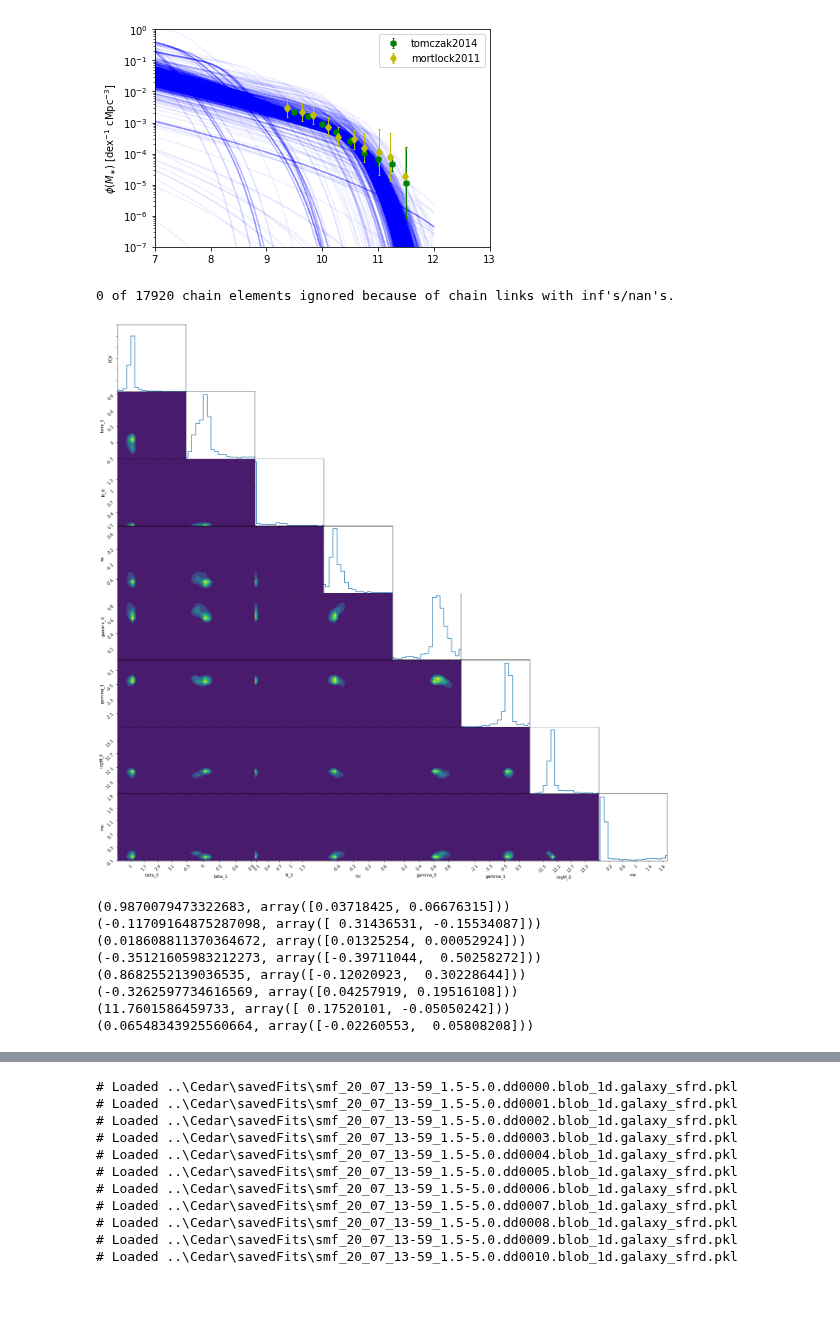
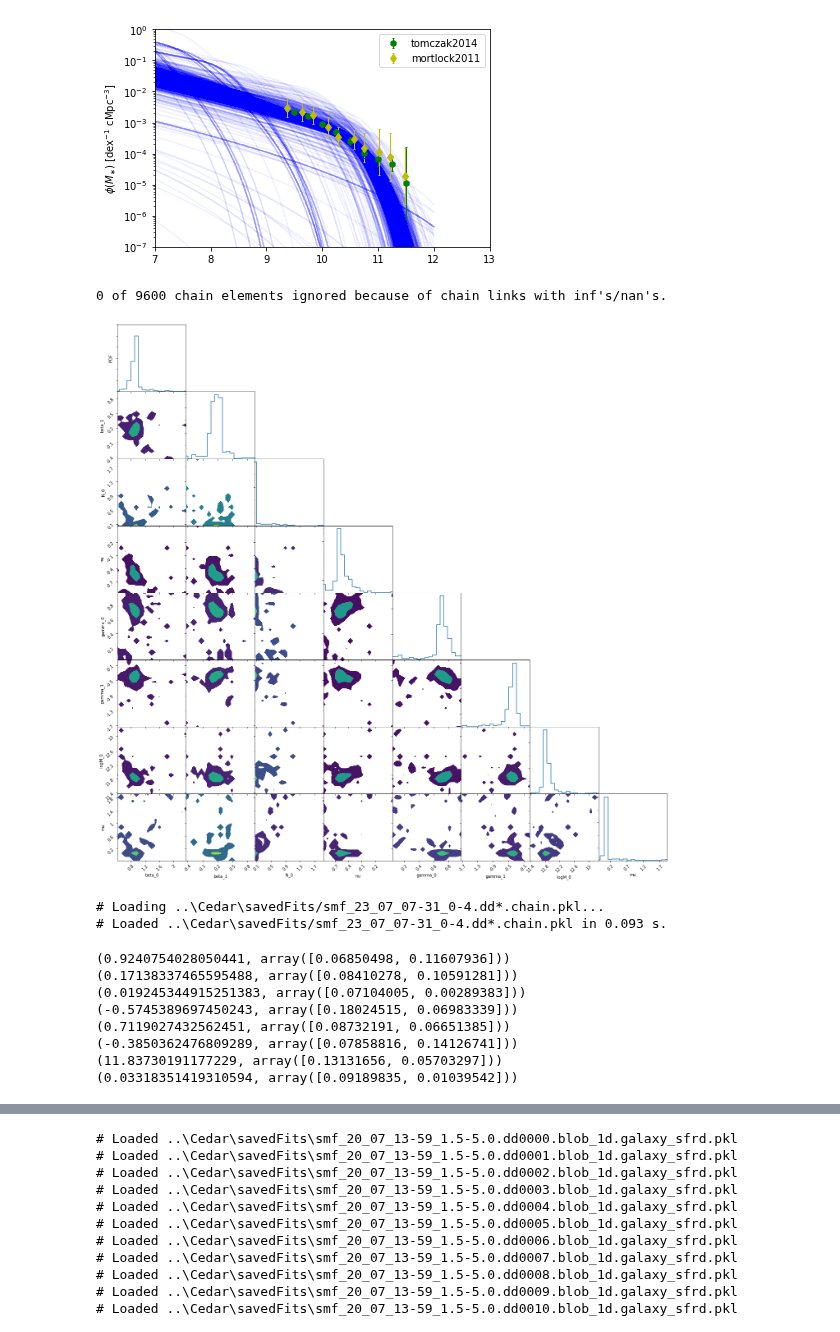
Before and after one commit to eklem1/GalaxySim, a Jupyter notebook: FitResults.ipynb, the cells around one changed output, grey strips where cells are left out. Saved outputs shown, nothing was run; the diff lists cells and outputs as text; code cells hidden in the pictures; blank space fills up the shorter version.

Commit message:
Added plots for z evolve

```diff
--- a/FitResults.ipynb
+++ b/FitResults.ipynb
@@ -29,7 +29,7 @@ blob_f2 = ['SFRD']
 # %%
 # anl = ares.analysis.ModelSet('MCMC_files/blob_test1')
 # anl = ares.analysis.ModelSet('..\Cedar\savedFits/smf_14_07_13-54_4') #default, batch run
-anl = ares.analysis.ModelSet('..\Cedar\savedFits/smf_22_07_11-45_0-4')
+anl = ares.analysis.ModelSet('..\Cedar\savedFits/smf_23_07_07-31_0-4')
 
 labels = \
 {
@@ -132,17 +132,19 @@ params = \
     'pq_func_par2[3]'
 ]
 # %%
-
-trig = anl.TrianglePlot(pars=params)
+trig = anl.TrianglePlot(pars=params, color_by_like=True)
 # %% [output]
-0 of 17920 chain elements ignored because of chain links with inf's/nan's.
+0 of 9600 chain elements ignored because of chain links with inf's/nan's.
-[figure, old version]
+[figure, new version]
 # %%
 anl.WalkerTrajectoriesMultiPlot(best_fit='mode')
 # %%
 # print(anl.max_likelihood_parameters())
 
 covar = anl.CovarianceMatrix(params)
+# %% [output]
+# Loading ..\Cedar\savedFits/smf_23_07_07-31_0-4.dd*.chain.pkl...
+# Loaded ..\Cedar\savedFits/smf_23_07_07-31_0-4.dd*.chain.pkl in 0.093 s.
 # %%
 pars_ch = {}
 for i in range(len(covar[0])):
@@ -156,17 +158,32 @@ pop_mean = ares.populations.GalaxyPopulation(**pars_mean)
 # %%
 fit_best_like = anl.max_likelihood_parameters()
 
+fit_best_median = anl.max_likelihood_parameters()
+
+# print(fit_best_like)
+
 for i in range(len(covar[0])):
-    print(anl.get_1d_error(params[i])) #(maximum likelihood value, positive error, negative error).
+#     print(fit_best_like[params[i]])
+    print(anl.get_1d_error(params[i], peak="median")) #(maximum likelihood value, positive error, negative error).
+#     print(params[i], anl.get_1d_error(params[i], peak="mode")[0])
+    fit_best_median[params[i]] = anl.get_1d_error(params[i], peak="median")[0]
+
+
+# mode gives bad errors but same val as max_li
+# median gives fine errors, different vals
+
+
+# print(fit_best_like)
+# print(fit_best_median)
 # %% [output]
-(0.9870079473322683, array([0.03718425, 0.06676315]))
-(-0.11709164875287098, array([ 0.31436531, -0.15534087]))
-(0.018608811370364672, array([0.01325254, 0.00052924]))
-(-0.35121605983212273, array([-0.39711044,  0.50258272]))
-(0.8682552139036535, array([-0.12020923,  0.30228644]))
-(-0.3262597734616569, array([0.04257919, 0.19516108]))
-(11.7601586459733, array([ 0.17520101, -0.05050242]))
-(0.06548343925560664, array([-0.02260553,  0.05808208]))
+(0.9240754028050441, array([0.06850498, 0.11607936]))
+(0.17138337465595488, array([0.08410278, 0.10591281]))
+(0.019245344915251383, array([0.07104005, 0.00289383]))
+(-0.5745389697450243, array([0.18024515, 0.06983339]))
+(0.7119027432562451, array([0.08732191, 0.06651385]))
+(-0.3850362476809289, array([0.07858816, 0.14126741]))
+(11.83730191177229, array([0.13131656, 0.05703297]))
+(0.03318351419310594, array([0.09189835, 0.01039542]))
 # %%
 pars_best = ares.util.ParameterBundle("emma:model1")
 
```
Also changed, not shown: parts of 4 cells of this notebook.
